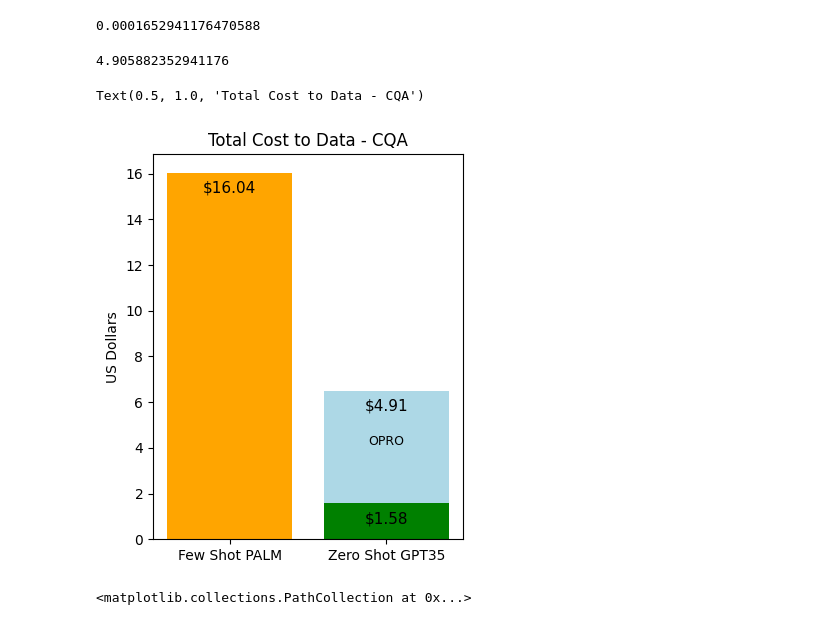
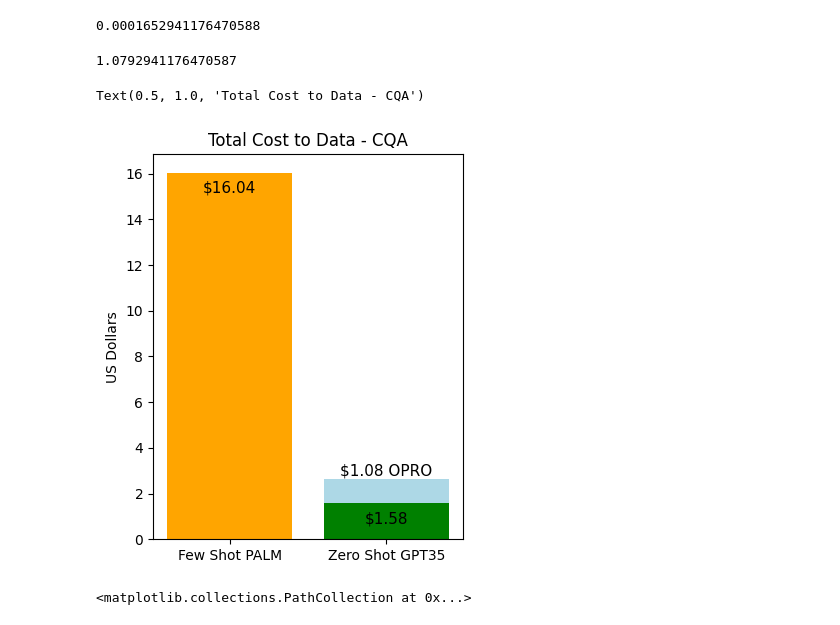
Before and after one commit to lukasvoege/ZeroShot-step-by-step-distillation, a Jupyter notebook: analytics.ipynb, the cells around one changed output. Drawn from its saved outputs; the diff is of its cells as text; code cells hidden in the pictures.

```diff
--- a/analytics.ipynb
+++ b/analytics.ipynb
@@ -180,35 +178,32 @@ avg_cost_per_query
 # %% [output]
 0.0001652941176470588
 # %%
-# 100 rounds, 8 prompts per round, 25 test_size per prompt per round + 100 rounds * 8 queries of the meta prompt
-opro_costs = avg_cost_per_query * 100 * 8 * 25 + 100 * 8 * 0.002
+# 22 rounds, 8 prompts per round, 25 test_size per prompt per round + 100 rounds * 8 queries of the meta prompt
+opro_costs = avg_cost_per_query * 22 * 8 * 25 + 22 * 8 * 0.002
 # %%
 opro_costs
 # %% [output]
-4.905882352941176
+1.0792941176470587
 # %%
 # plot cost_to_data of index 0 and 179 as bar chart with value on top
 fig, ax = plt.subplots(figsize=(4, 5))
 bars = ax.bar(x=["Few Shot PALM", "Zero Shot GPT35"], height=[0, opro_costs + meta_df.iloc[3]['cost_to_data']], color="lightblue")
 for bar in bars:
     if bar.get_height() == 0:
         continue
-    ax.text(bar.get_x() + bar.get_width()/2, bar.get_height() - 1, f"${opro_costs:.2f}", ha='center', va='bottom', fontsize=11)
-    ax.text(bar.get_x() + bar.get_width()/2, bar.get_height() - 2.5, f"OPRO", ha='center', va='bottom', fontsize=9)
+    ax.text(bar.get_x() + bar.get_width()/2, bar.get_height() - 0, f"${opro_costs:.2f} OPRO", ha='center', va='bottom', fontsize=11)
+    #ax.text(bar.get_x() + bar.get_width()/2, bar.get_height() - 0.5, f"OPRO", ha='center', va='bottom', fontsize=9)
 
 color = ['orange', 'green']
 bars = ax.bar(x=["Few Shot PALM", "Zero Shot GPT35"], height=[meta_df.iloc[0]['cost_to_data'], meta_df.iloc[3]['cost_to_data']], color=color)
 for bar in bars:
     yval = bar.get_height()
     ax.text(bar.get_x() + bar.get_width()/2, yval - 1, f"${yval:.2f}", ha='center', va='bottom', fontsize=11)
 ax.set_ylabel("US Dollars")
 ax.set_title("Total Cost to Data - CQA")
-
-
-## TODO: ESTIMATE CQA COST PER QUERY AND ADD OPROOOOOOOOO!!!!
 # %% [output]
 Text(0.5, 1.0, 'Total Cost to Data - CQA')
-[figure, old version]
+[figure, new version]
 # %%
 meta_df["max_accuracy"] = meta_df.drop([0, 179, 1000], axis=0)["accuracy"].cummax()
 #meta_df["max_accuracy"] = meta_df.drop([0], axis=0)["accuracy"].cummax()
```
Also changed, not shown: parts of 6 cells of this notebook.
